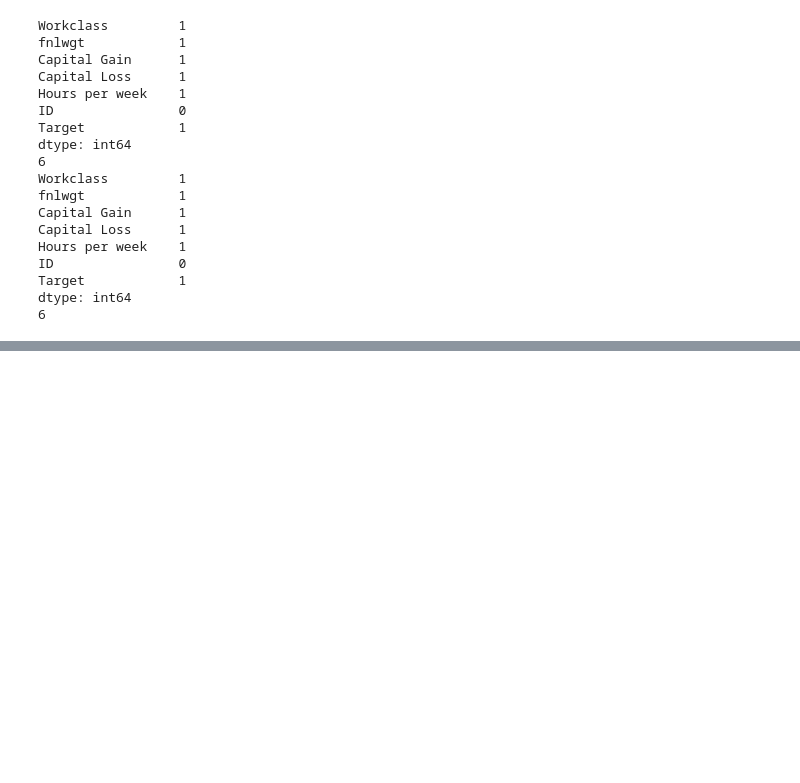
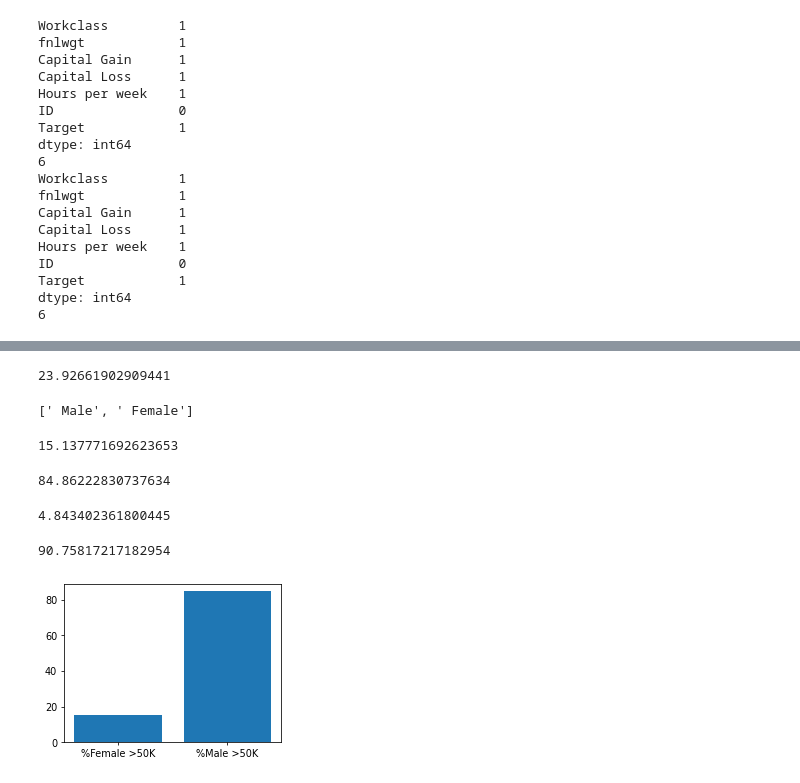
Before and after one commit to jhonathanmpg/coderhouse-clase-28, a Jupyter notebook: Wrangling+Peña.ipynb, the cells around one changed output, grey strips where cells are left out. Cells and saved outputs as stored; diff of their text form; code cells hidden in the pictures; blank space fills up the shorter version.

Commit message:
Ejercicio terminado
Agrego el ejercicio con todas las consignas desarrolladas

```diff
--- a/Wrangling+Peña.ipynb
+++ b/Wrangling+Peña.ipynb
@@ -141,0 +216,2 @@ datosDiferentes = MergeTables.isna()
+# %%
+TablaFinal.insert(14, 'Target', clean2)
@@ -141,0 +227,56 @@ datosDiferentes = MergeTables.isna()
+# %%
+#Consigna Punto 3: Calcular la proporción que hay entre personas con salarios >50k respecto del total para
+#Entre personas de distinto sexo, Raza y Educacion. Por ejemplo cuál es el porcentaje de mujeres con un salario mayor a 50K
+# y compararlo con el de los hombres. Lo mismo para personas de distintas razas y Educación
+
+#Cálculo de personas con salario mayor a >50k respecto al total
+personas_mayores_50k = TablaFinal[TablaFinal.Target == '>50K']
+porcentaje_pm50k = (personas_mayores_50k['Target'].count()/TablaFinal['Target'].count())*100
+porcentaje_pm50k
+# %% [output]
+23.92661902909441
+# %%
+personas_mayores_50k['Sex'].unique().tolist()
+# %% [output]
+[' Male', ' Female']
+# %%
+#Cálculo de mujeres que ganan mas de 50k
+mujeresm50k = personas_mayores_50k[personas_mayores_50k['Sex'] == ' Female'].shape[0]
+porcentaje_mujeresm50k = (mujeresm50k/personas_mayores_50k.shape[0])*100
+porcentaje_mujeresm50k
+# %% [output]
+15.137771692623653
+# %%
+#Cálculo de hombres que ganan mas de 50k
+hombresm50k = personas_mayores_50k[personas_mayores_50k['Sex'] == ' Male'].shape[0]
+porcentaje_hombresm50k = hombresm50k*100/personas_mayores_50k.shape[0]
+porcentaje_hombresm50k
+# %% [output]
+84.86222830737634
+# %%
+#Cálculo de personas de color que ganan mas de 50k
+bpm50k = personas_mayores_50k[personas_mayores_50k['Race'] == ' Black'].shape[0]
+porcentaje_bpm50k = bpm50k*100/personas_mayores_50k.shape[0]
+porcentaje_bpm50k
+# %% [output]
+4.843402361800445
+# %%
+#Cálculo de personas blancas que ganan mas de 50k
+wpm50k = personas_mayores_50k[personas_mayores_50k['Race'] == ' White'].shape[0]
+porcentaje_wpm50k = wpm50k*100/personas_mayores_50k.shape[0]
+porcentaje_wpm50k
+# %% [output]
+90.75817217182954
+# %%
+#Armamos un diccionario con todas las medidas que calculamos anteriormente y creamos un gráfico para
+#poder apreciar la comparativa
+import matplotlib.pyplot as plt
+array_m50k = {'%Female >50K': porcentaje_mujeresm50k,
+             '%Male >50K': porcentaje_hombresm50k}
+
+eje1x = array_m50k.keys()
+eje1y = array_m50k.values()
+plt.figure(figsize=(4,3), dpi=70)
+graph_m50k = plt.bar(eje1x, eje1y)
+# %% [output]
+[figure, added]
```
Also changed, not shown: parts of 12 cells of this notebook.
